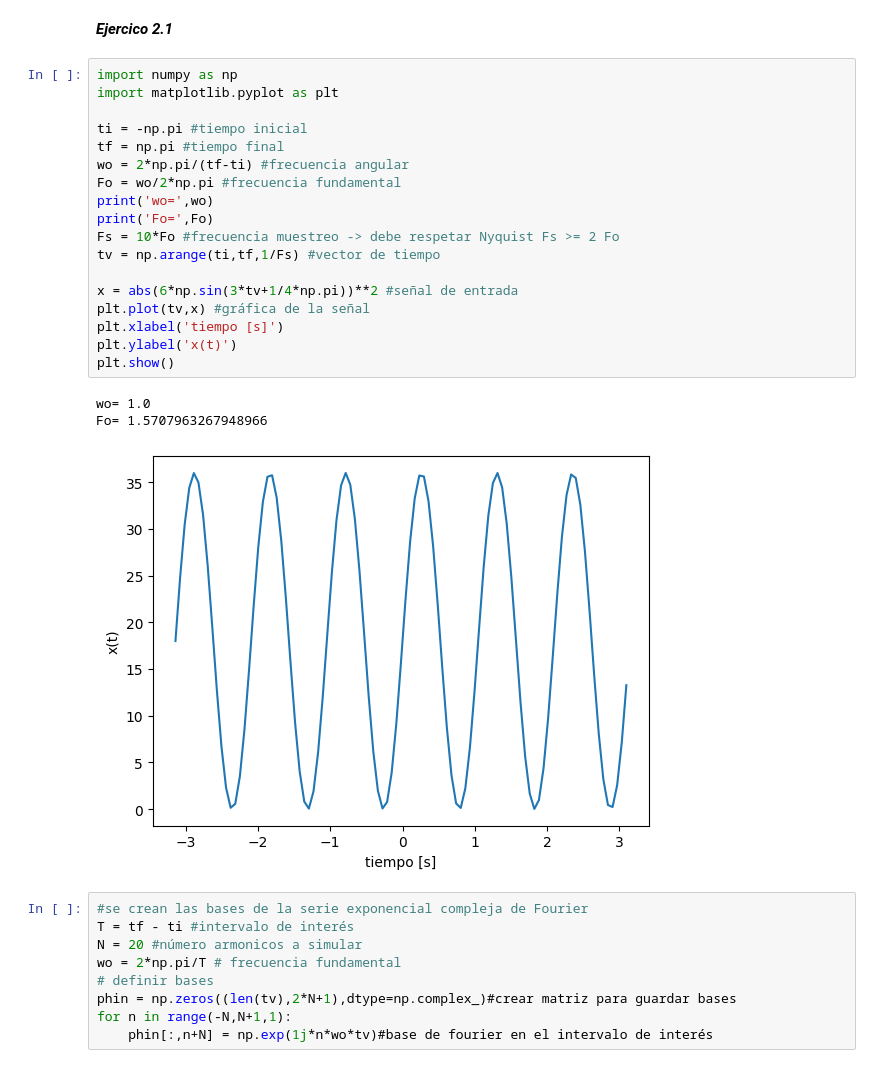
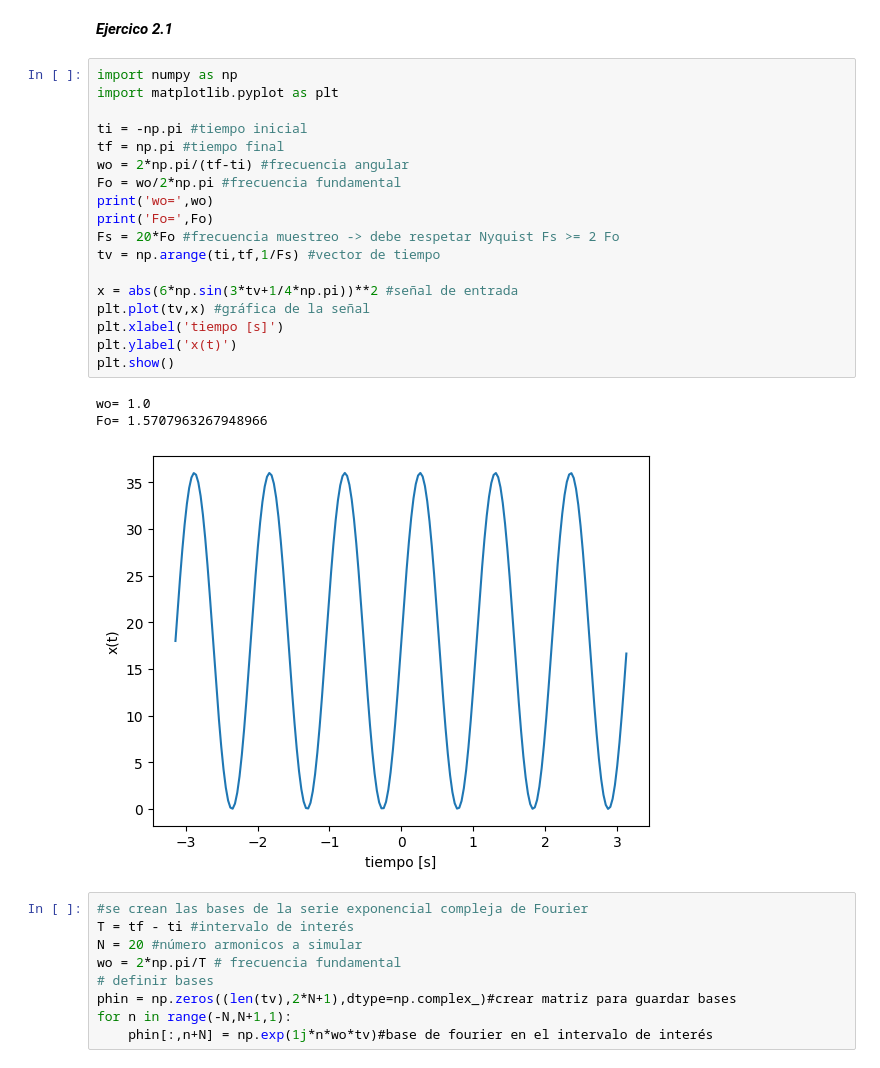
Before and after one commit to nathalygarces/Parcial2sys, a Jupyter notebook: Parcial_2_(Nathaly_Garces_Blandon)_sys.ipynb, the cells around one changed output. Cells and saved outputs as stored; diff of their text form.

```diff
--- a/Parcial_2_(Nathaly_Garces_Blandon)_sys.ipynb
+++ b/Parcial_2_(Nathaly_Garces_Blandon)_sys.ipynb
@@ -5,25 +5,25 @@
 # %%
 import numpy as np
 import matplotlib.pyplot as plt
 
 ti = -np.pi #tiempo inicial
 tf = np.pi #tiempo final
 wo = 2*np.pi/(tf-ti) #frecuencia angular
 Fo = wo/2*np.pi #frecuencia fundamental
 print('wo=',wo)
 print('Fo=',Fo)
-Fs = 10*Fo #frecuencia muestreo -> debe respetar Nyquist Fs >= 2 Fo
+Fs = 20*Fo #frecuencia muestreo -> debe respetar Nyquist Fs >= 2 Fo
 tv = np.arange(ti,tf,1/Fs) #vector de tiempo
 
 x = abs(6*np.sin(3*tv+1/4*np.pi))**2 #señal de entrada
 plt.plot(tv,x) #gráfica de la señal
 plt.xlabel('tiempo [s]')
 plt.ylabel('x(t)')
 plt.show()
 # %% [output]
 wo= 1.0
 Fo= 1.5707963267948966
-[figure, old version]
+[figure, new version]
 # %%
 #se crean las bases de la serie exponencial compleja de Fourier
 T = tf - ti #intervalo de interés
```
Also changed, not shown: parts of 11 cells of this notebook.
